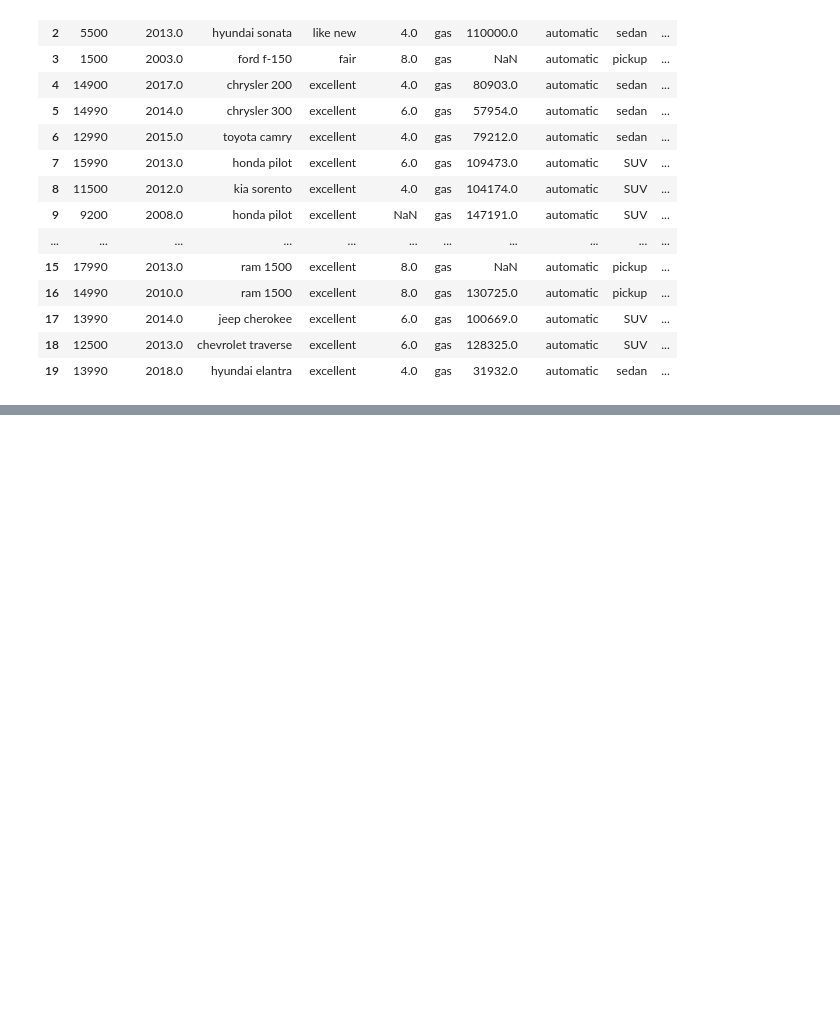
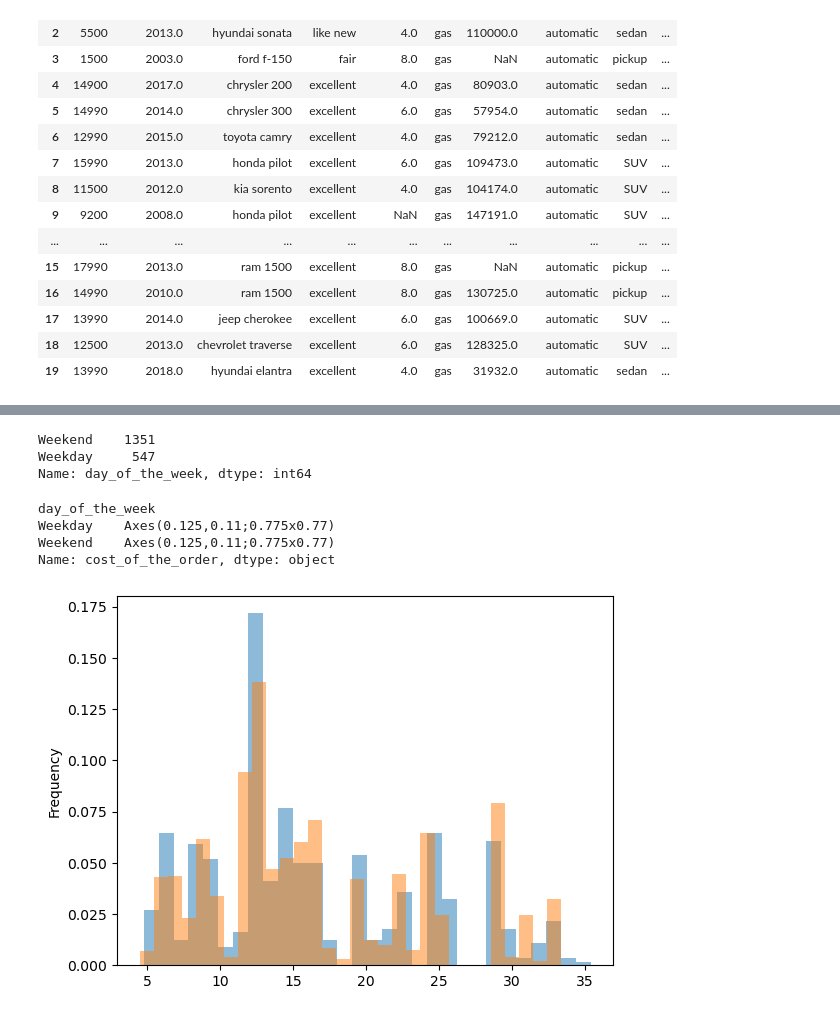
Before and after one commit to kellyshreeve/Web-App-of-Electric-Vehicle-Data-Visualizations, a Jupyter notebook: notebooks/Data Set Selection.ipynb, the cells around one changed output, grey strips where cells are left out. Cells and saved outputs as stored; diff of their text form; code cells hidden in the pictures; blank space fills up the shorter version.

```diff
--- a/notebooks/Data Set Selection.ipynb
+++ b/notebooks/Data Set Selection.ipynb
@@ -139,0 +172,14 @@ NameError: name 'pd' is not defined
+# %%
+nyc_delivery['day_of_the_week'].value_counts()
+# %% [output]
+Weekend    1351
+Weekday     547
+Name: day_of_the_week, dtype: int64
+# %%
+nyc_delivery.groupby('day_of_the_week')['cost_of_the_order'].plot(kind='hist', alpha=0.5, density=True, bins=30)
+# %% [output]
+day_of_the_week
+Weekday    Axes(0.125,0.11;0.775x0.77)
+Weekend    Axes(0.125,0.11;0.775x0.77)
+Name: cost_of_the_order, dtype: object
+[figure, added]
```
Also changed, not shown: parts of 18 cells of this notebook.
